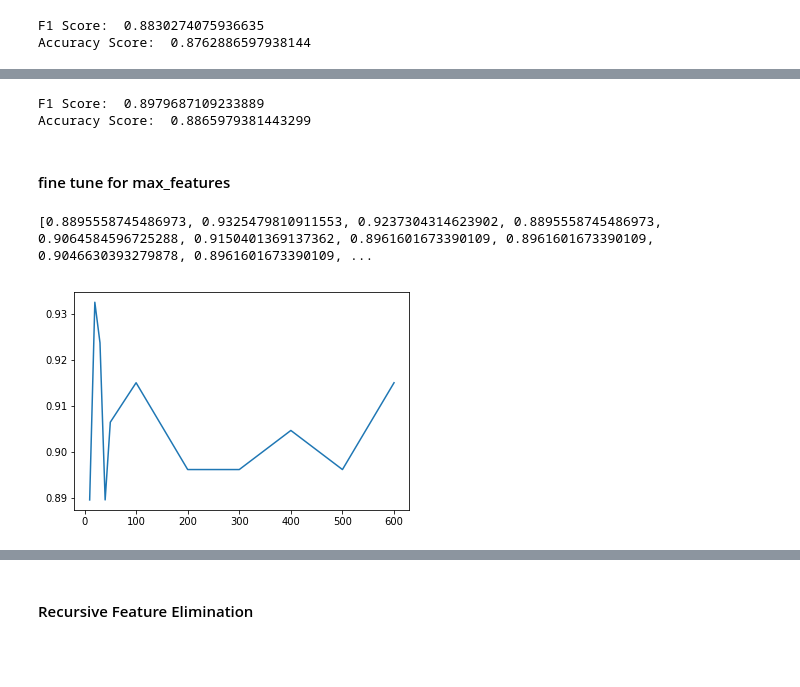
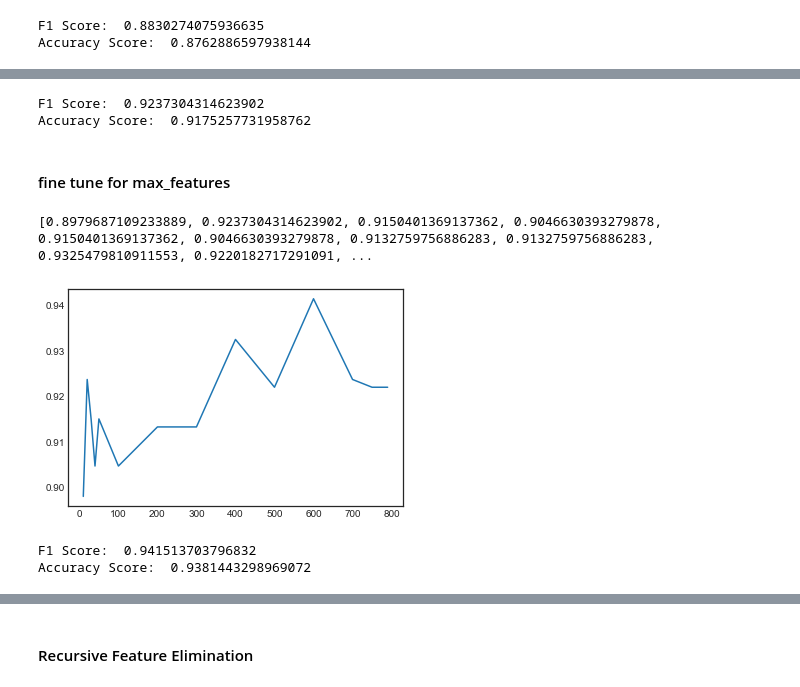
Before and after one commit to nikhilagr/ClassificationOfCountries, a Jupyter notebook: Gdp-Per-Capita-V1.ipynb, the cells around one changed output, grey strips where cells are left out. Saved outputs shown, nothing was run; the diff lists cells and outputs as text; code cells hidden in the pictures; blank space fills up the shorter version.

Commit message:
Adding combined model and clustering files

```diff
--- a/Gdp-Per-Capita-V1.ipynb
+++ b/Gdp-Per-Capita-V1.ipynb
@@ -365,7 +389,7 @@ for i in range (0,len(estimators)):
 # %% [markdown]
 #### Lets fine tune for number of features with best number of estimator from above analysis
 # %%
-rf_classifier = RandomForestClassifier(n_estimators=45, random_state = 42)
+rf_classifier = RandomForestClassifier(n_estimators=10, random_state = 42)
 rf_classifier.fit(X_train,y_train)
 pred = rf_classifier.predict(X_test)
 print("F1 Score: ", metrics.f1_score(y_test,pred, average='weighted'))
@@ -377,7 +401,7 @@ Accuracy Score:  0.8969072164948454
 no_of_features = [10,20,30,40,50,100,200,300,400,500,600]
 f1_scores = []
 for e in no_of_features:
-    rf_classifier = RandomForestClassifier(max_features = e ,n_estimators=30,random_state = 42)
+    rf_classifier = RandomForestClassifier(max_features = e ,n_estimators=10,random_state = 42)
     rf_classifier.fit(X_train,y_train)
     pred = rf_classifier.predict(X_test)
     f1_scores.append(f1_score(y_test,pred,average='weighted'))
@@ -389,0 +414,8 @@ print(f1_scores)
+# %%
+rf_classifier = RandomForestClassifier(n_estimators=10,max_features=40, random_state = 42)
+rf_classifier.fit(X_train,y_train)
+pred = rf_classifier.predict(X_test)
+print("F1 Score: ", metrics.f1_score(y_test,pred, average='weighted'))
+print("Accuracy Score: ", accuracy_score(y_test,pred))
+cr = classification_report(y_test,pred)
+cm = confusion_matrix(y_test,pred)
@@ -428,25 +476,34 @@ print(f1_scores)
 # %%
-model = ExtraTreesClassifier(n_estimators=20,random_state=42)
+model = ExtraTreesClassifier(n_estimators=50,random_state=42)
 model.fit(X_train, y_train)
 pred = model.predict(X_test)
 print("F1 Score: ", metrics.f1_score(y_test,pred, average='weighted'))
 print("Accuracy Score: ", accuracy_score(y_test,pred))
 # %% [output]
-F1 Score:  0.8979687109233889
-Accuracy Score:  0.8865979381443299
+F1 Score:  0.9237304314623902
+Accuracy Score:  0.9175257731958762
 # %% [markdown]
 #### fine tune for max_features
 # %%
-no_of_features = [10,20,30,40,50,100,200,300,400,500,600]
+no_of_features = [10,20,30,40,50,100,200,300,400,500,600,700,750,790]
 f1_scores = []
 for e in no_of_features:
-    model = ExtraTreesClassifier(max_features=e,n_estimators=20,random_state=42)
+    model = ExtraTreesClassifier(max_features=e,n_estimators=50,random_state=42)
     model.fit(X_train, y_train)
     pred = model.predict(X_test)
     f1_scores.append(f1_score(y_test,pred,average='weighted'))
 
 plt.plot(no_of_features,f1_scores)
 print(f1_scores)
 # %% [output]
-[0.8895558745486973, 0.9325479810911553, 0.9237304314623902, 0.8895558745486973, 0.9064584596725288, 0.9150401369137362, 0.8961601673390109, 0.8961601673390109, 0.9046630393279878, 0.8961601673390109, ...
+[0.8979687109233889, 0.9237304314623902, 0.9150401369137362, 0.9046630393279878, 0.9150401369137362, 0.9046630393279878, 0.9132759756886283, 0.9132759756886283, 0.9325479810911553, 0.9220182717291091, ...
-[figure, old version]
+[figure, new version]
+# %%
+model = ExtraTreesClassifier(n_estimators=50,max_features=600,random_state=42)
+model.fit(X_train, y_train)
+pred = model.predict(X_test)
+print("F1 Score: ", metrics.f1_score(y_test,pred, average='weighted'))
+print("Accuracy Score: ", accuracy_score(y_test,pred))
+# %% [output]
+F1 Score:  0.941513703796832
+Accuracy Score:  0.9381443298969072
```
Also changed, not shown: parts of 26 cells of this notebook, 6 other files.
